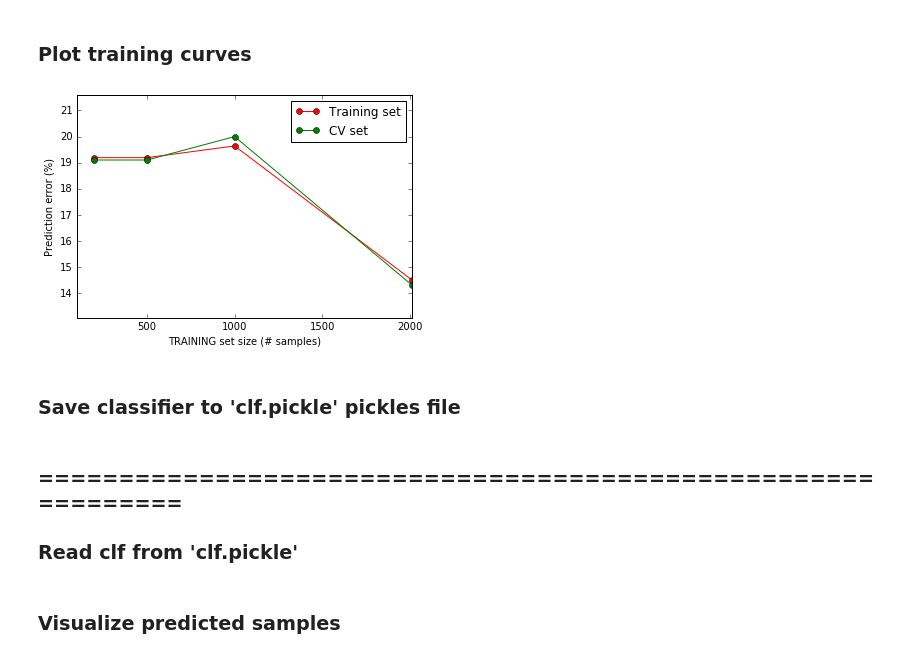
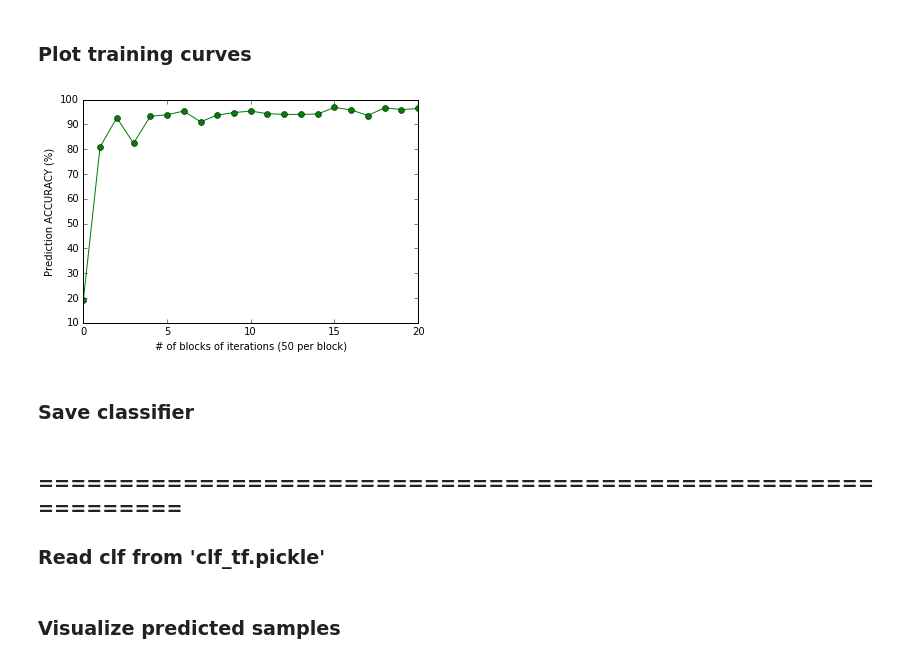
Before and after one commit to nazar-ivantsiv/bee-brood-counter, a Jupyter notebook: bee_brood_counter.ipynb, the cells around one changed output. Cells and saved outputs as stored; diff of their text form; code cells hidden in the pictures.

```diff
--- a/bee_brood_counter.ipynb
+++ b/bee_brood_counter.ipynb
@@ -7,6 +7,7 @@ from time import sleep
 from time import time
 from random import randint
 
+import tensorflow as tf
 import cv2
 import numpy as np
 #import mpld3
@@ -16,7 +17,8 @@ from matplotlib import pyplot as plt
 from sklearn import svm
 from sklearn.utils import shuffle
 
-IMG_SIZE = (30, 30) # Size of image (e.g. 30x30) to be used as feature vector of length (e.g. 900x1)
+IMG_SIZE = (60, 60) # Size of image (e.g. 30x30) to be used as feature vector of length (e.g. 900x1)
+NUM_CHANNELS = 1 # Grayscale
 PIXEL_DEPTH = 255.0  # Number of levels per pixel.
 # %% [markdown]
 ### Dataset routines ###
@@ -105,9 +119,9 @@ def preview_random_examples(pos_data, neg_data):
 # %%
 pos_path = './dataset/positive/'
 neg_path = './dataset/negative/'
-pos_data = load_dataset(path=pos_path, downsample=True)
-neg_data = load_dataset(path=neg_path, downsample=True)
-X, y = label_dataset(pos_data, neg_data)
+pos_data = load_dataset(path=pos_path)
+neg_data = load_dataset(path=neg_path)
+dataset, labels = label_dataset(pos_data, neg_data)
 # %%
 preview_random_examples(pos_data, neg_data)
 # %% [output]
@@ -164,0 +223,28 @@ Test set accuracy: 0.88
+# %%
+num_steps = 1001 #10001
+acc_list = []
+
+with tf.Session(graph=graph) as session:
+    tf.initialize_all_variables().run()
+    print('Initialized')
+
+    saver = tf.train.Saver()
+
+    for step in range(num_steps):
+    offset = (step * batch_size) % (train_labels.shape[0] - batch_size)
+    batch_data = train_dataset[offset:(offset + batch_size), :, :, :]
+    batch_labels = train_labels[offset:(offset + batch_size), :]
+    feed_dict = {tf_train_dataset : batch_data, tf_train_labels : batch_labels}
+    _, l, predictions = session.run(
+      [optimizer, loss, train_prediction], feed_dict=feed_dict)
+    if (step % 50 == 0):
+        print('Minibatch loss at step %d: %f' % (step, l))
+        print('Minibatch accuracy: %.1f%%' % accuracy_func(predictions, batch_labels))
+        accuracy = accuracy_func(valid_prediction.eval(), valid_labels)
+        print('Validation accuracy: %.1f%%' % accuracy)
+        acc_list.append(accuracy)
+    print('Test accuracy: %.1f%%' % accuracy_func(test_prediction.eval(), test_labels))
+
+    # Save variables to file
+    save_path = saver.save(sess, "/tmp/model.ckpt")
+    print("Model saved in file: %s" % save_path)
@@ -165,17 +269,12 @@ Test set accuracy: 0.88
 # %% [markdown]
 ### Plot training curves ###
-# %%
-fig, ax = plt.subplots()
-ax.plot(dataset_sizes[:dataset_idx], [(1 - i) * 100 for i in train_scores], \
-        '-ro', label='Training set')
-ax.plot(dataset_sizes[:dataset_idx], [(1 - i) * 100 for i in cv_scores], \
-        '-go', label='CV set')
-legend = ax.legend(loc='upper right')
-plt.axis([100, y_train.shape[0], (1 - max(train_scores)) * 90, (1 - min(train_scores)) * 110])
-plt.xlabel('TRAINING set size (# samples)')
-plt.ylabel('Prediction error (%)')
-plt.show()
-# %% [output]
-[figure, removed]
+# %%
+%matplotlib inline
+plt.plot(acc_list, '-go')
+plt.xlabel('# of blocks of iterations (50 per block)')
+plt.ylabel('Prediction ACCURACY (%)')
+plt.show()
+# %% [output]
+[figure, added]
 # %% [markdown]
-### Save classifier to 'clf.pickle' pickles file ###
+### Save classifier ###
@@ -185,3 +281,3 @@ with open('clf.pickle', 'wb') as handle:
 # %% [markdown]
 ### ============================================================= ###
-### Read clf from 'clf.pickle' ###
+### Read clf from 'clf_tf.pickle' ###
```
Also changed, not shown: parts of 13 cells of this notebook.
